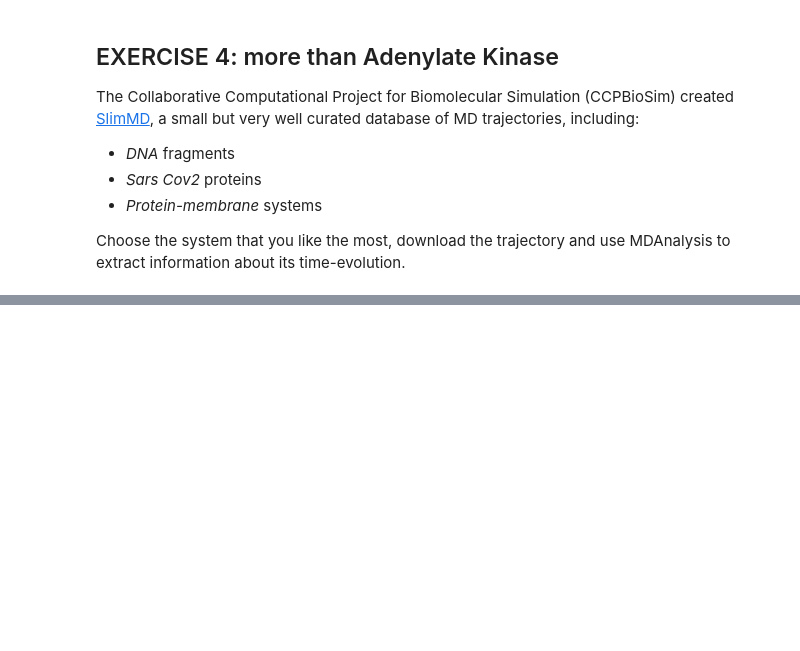
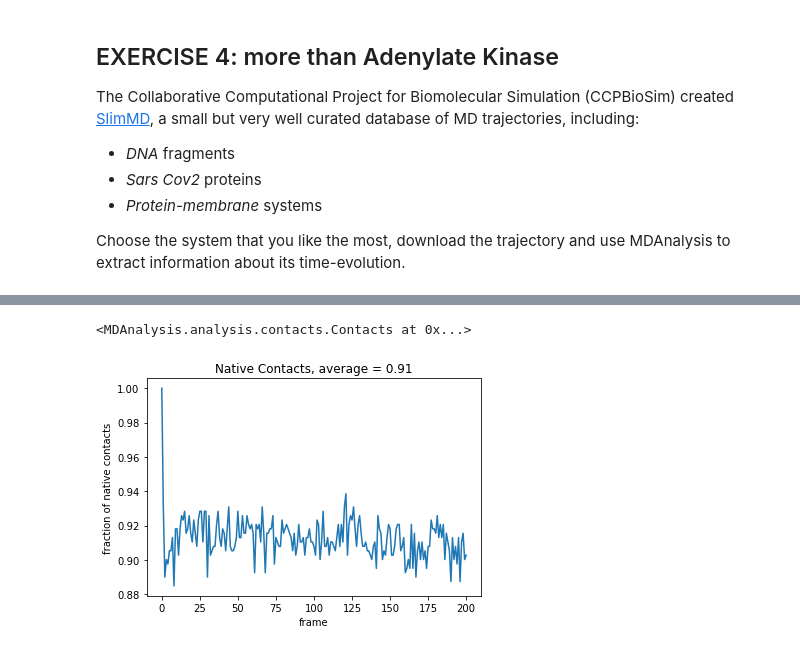
Before and after one commit to MarkDownThere/SAT, a Jupyter notebook: simulation_analysis_notebook.ipynb, the cells around one changed output, grey strips where cells are left out. Saved outputs shown, nothing was run; the diff lists cells and outputs as text; code cells hidden in the pictures; blank space fills up the shorter version.

```diff
--- a/simulation_analysis_notebook.ipynb
+++ b/simulation_analysis_notebook.ipynb
@@ -795,0 +859,18 @@ Choose the system that you like the most, download the trajectory and use MDAnal
+# %%
+sel_calpha = "(name CA)"
+start_calpha = universe.select_atoms(sel_calpha)
+ca1 = contacts.Contacts(universe, select=(sel_calpha, sel_calpha), method="radius_cut",
+                        refgroup=(start_calpha, start_calpha),radius=mda.topology.tables.vdwradii["C"]*3)
+# %%
+ca1.run()
+# %% [output]
+<MDAnalysis.analysis.contacts.Contacts at 0x...>
+# %%
+average_contacts = np.mean(ca1.timeseries[:, 1])
+fig, ax = plt.subplots()
+ax.plot(ca1.timeseries[:, 0], ca1.timeseries[:, 1])
+ax.set(xlabel='frame', ylabel='fraction of native contacts',
+       title='Native Contacts, average = {:.2f}'.format(average_contacts))
+fig.show()
+# %% [output]
+[figure, added]
```
Also changed, not shown: parts of 16 cells of this notebook.
